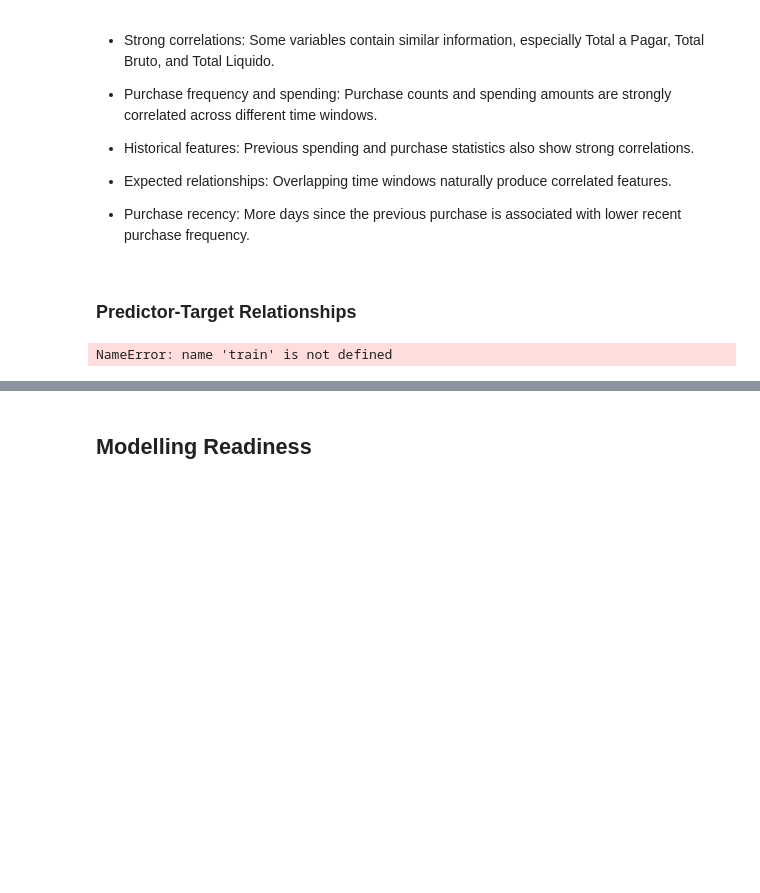
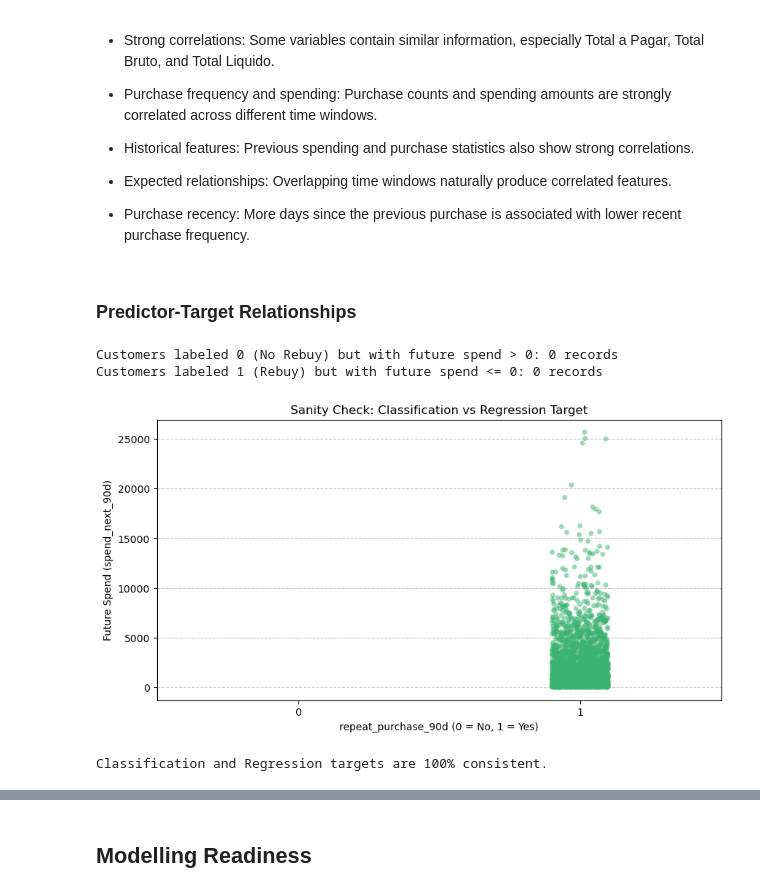
Before and after one commit to luisrafaelsoeiro/ETAI_Project, a Jupyter notebook: exploration.ipynb, the cells around one changed output, grey strips where cells are left out. Cells and saved outputs as stored; diff of their text form; code cells hidden in the pictures; blank space fills up the shorter version.

Commit message:
Classification-regression target consistency and Rolling spend

```diff
--- a/exploration.ipynb
+++ b/exploration.ipynb
@@ -1693,5 +1706,43 @@ Highly correlated pairs: |correlation| >= 0.85
 # %% [markdown]
 ### Predictor-Target Relationships
 # %%
+
+regression_target_col = 'spend_next_90d'
+
+if regression_target_col in train.columns:
+    false_negative_error = train[(train['repeat_purchase_90d'] == 0) & (train[regression_target_col] > 0)]
+    false_positive_error = train[(train['repeat_purchase_90d'] == 1) & (train[regression_target_col] <= 0)]
+
+    print(f"Customers labeled 0 (No Rebuy) but with future spend > 0: {len(false_negative_error)} records")
+    print(f"Customers labeled 1 (Rebuy) but with future spend <= 0: {len(false_positive_error)} records\n")
+
+    plt.figure(figsize=(10, 5))
+    sns.stripplot(
+        data=train,
+        x='repeat_purchase_90d',
+        y=regression_target_col,
+        jitter=True,
+        alpha=0.5,
+        hue='repeat_purchase_90d',
+        palette={0: "lightcoral", 1: "mediumseagreen"},
+        legend=False
+    )
+    plt.title('Sanity Check: Classification vs Regression Target')
+    plt.xlabel('repeat_purchase_90d (0 = No, 1 = Yes)')
+    plt.ylabel(f'Future Spend ({regression_target_col})')
+    plt.grid(axis='y', linestyle='--', alpha=0.7)
+    plt.show()
+
+    if len(false_negative_error) > 0 or len(false_positive_error) > 0:
+        print("\n--- Sample of Inconsistent Records ---")
+        inconsistent_records = pd.concat([false_negative_error, false_positive_error])
+        display(inconsistent_records[['customer_id', 'repeat_purchase_90d', regression_target_col]].head(10))
+    else:
+        print("\nClassification and Regression targets are 100% consistent.")
+else:
+    print(f"Theres no column named '{regression_target_col}' in the train dataset.")
 # %% [output]
-NameError: name 'train' is not defined
+Customers labeled 0 (No Rebuy) but with future spend > 0: 0 records
+Customers labeled 1 (Rebuy) but with future spend <= 0: 0 records
+[figure, added]
+Classification and Regression targets are 100% consistent.
```
Also changed, not shown: parts of 6 cells of this notebook.
